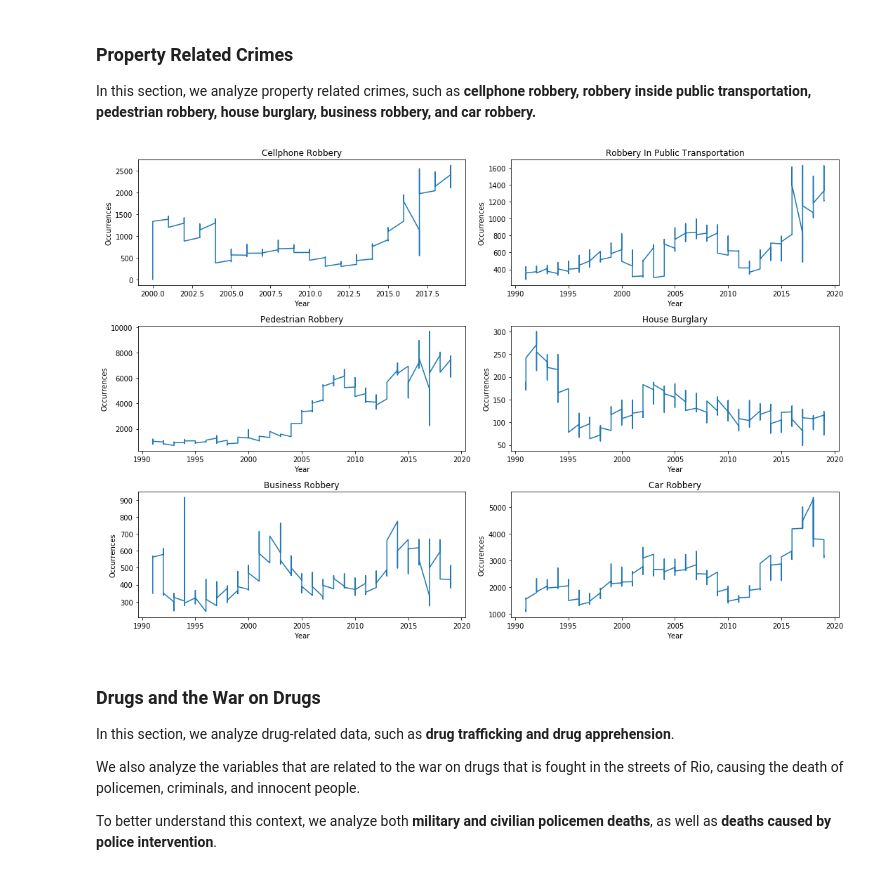
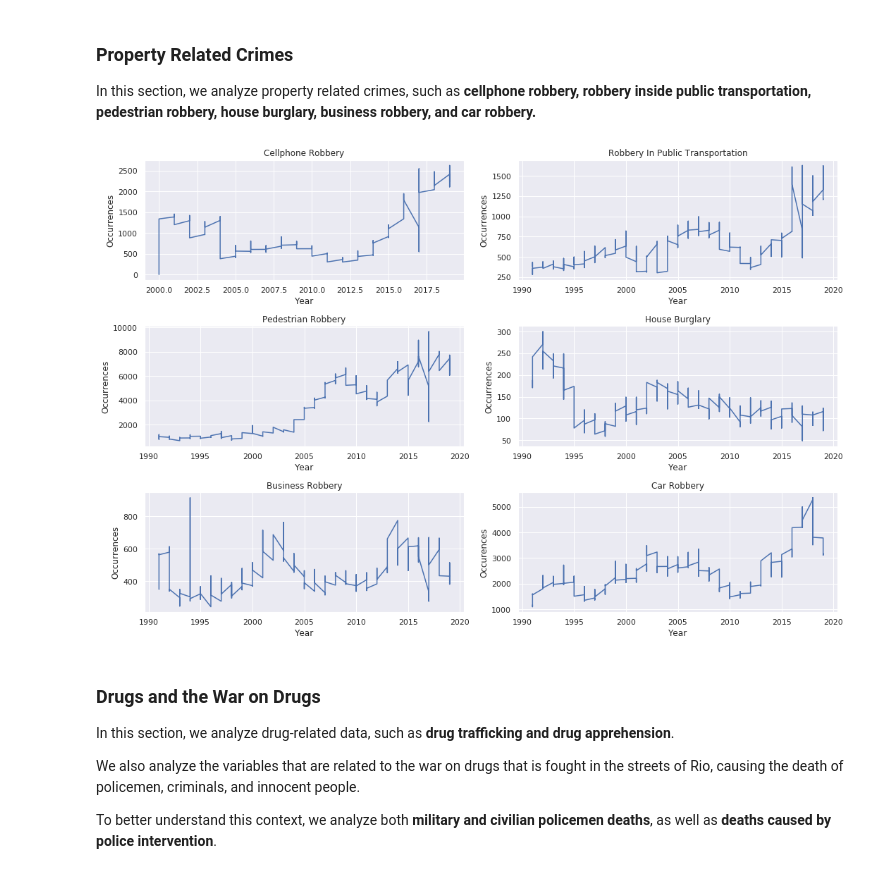
Before and after one commit to rafaelnduarte/Analysis_of_Violence_in_Rio_de_Janeiro, a Jupyter notebook: Analysis_of_violence_in_Rio_De_Janeiro.ipynb, the cells around one changed output. Cells and saved outputs as stored; diff of their text form; code cells hidden in the pictures.

```diff
--- a/Analysis_of_violence_in_Rio_De_Janeiro.ipynb
+++ b/Analysis_of_violence_in_Rio_De_Janeiro.ipynb
@@ -300,7 +321,7 @@ Keep in mind that the descriptions of this crimes are specific to the Brazilian
 #@title Visualization
 # plotting the graphs
 fig, ax = plt.subplots(nrows=2, ncols=2, figsize=(15,10))
-
+sns.set()
 # graph 1
 ax[0,0].plot(df.vano, df.hom_doloso)
 ax[0,0].set_title("Intentional Murder (Homicídio Doloso)")
@@ -336,7 +357,7 @@ In this section, we analyze property related crimes, such as **cellphone robbery
 #@title Visualization
 # plotting the graphs
 fig, ax = plt.subplots(nrows=3, ncols=2, figsize=(15,10))
-
+sns.set()
 # graph 1
 ax[0,0].plot(df.vano, df.roubo_celular)
 ax[0,0].set_title("Cellphone Robbery")
@@ -349,34 +370,34 @@ ax[0,1].set_title("Robbery In Public Transportation")
 ax[0,1].set_xlabel("Year")
 ax[0,1].set_ylabel("Occurrences")
 
 # graph 3
 ax[1,0].plot(df.vano, df.roubo_transeunte)
 ax[1,0].set_title("Pedestrian Robbery")
 ax[1,0].set_xlabel("Year")
 ax[1,0].set_ylabel("Occurrences")
 
 # graph 4
 ax[1,1].plot(df.vano, df.roubo_residencia)
 ax[1,1].set_title("House Burglary")
 ax[1,1].set_xlabel("Year")
 ax[1,1].set_ylabel("Occurrences")
 
 # graph 5
 ax[2,0].plot(df.vano, df.roubo_comercio)
 ax[2,0].set_title("Business Robbery")
 ax[2,0].set_xlabel("Year")
 ax[2,0].set_ylabel("Occurrences")
 
 # graph 6
 ax[2,1].plot(df.vano, df.roubo_veiculo)
 ax[2,1].set_title("Car Robbery")
 ax[2,1].set_xlabel("Year")
 ax[2,1].set_ylabel("Occurences")
 
 
 fig.tight_layout();
 # %% [output]
-[figure, old version]
+[figure, new version]
 # %% [markdown]
 ### Drugs and the War on Drugs
 
```
Also changed, not shown: parts of 8 cells of this notebook.
